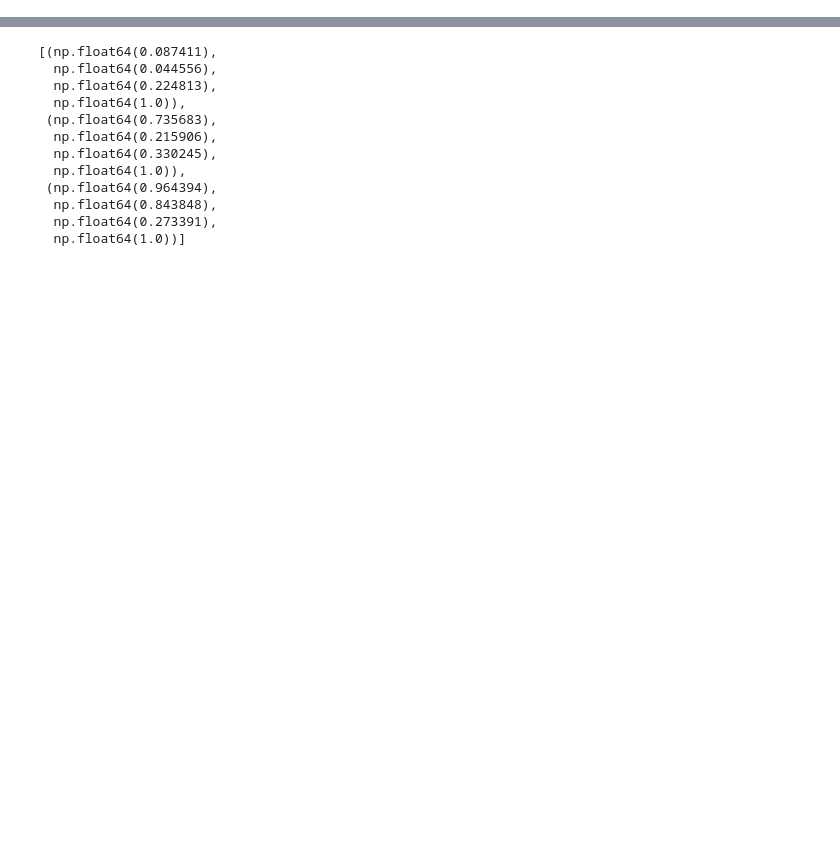
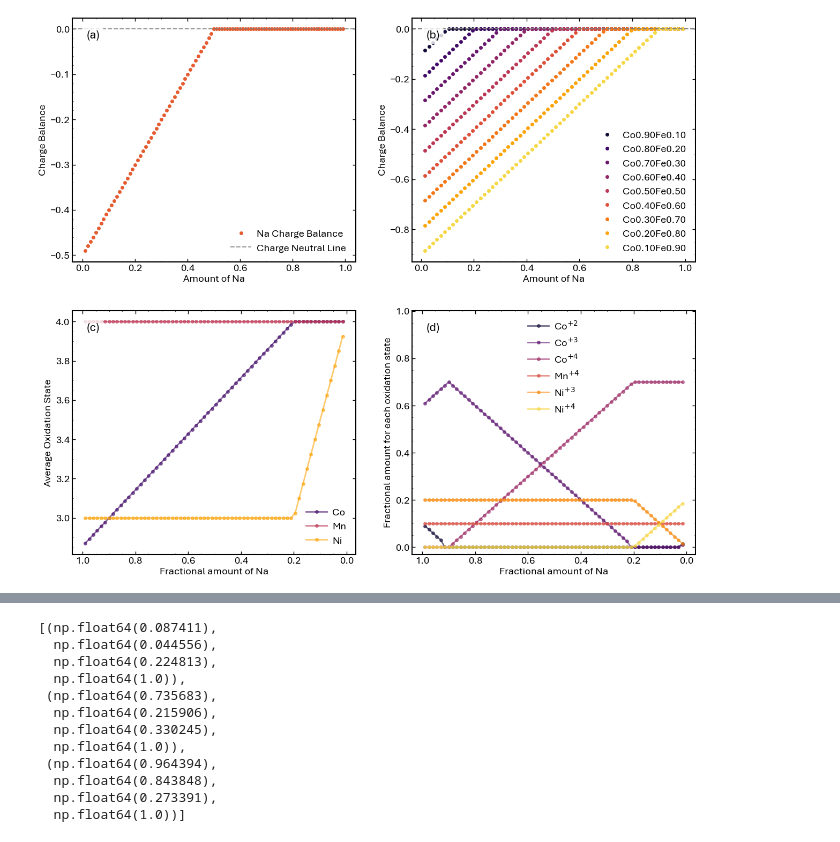
Before and after one commit to RedHorizonss/apprOXimate, a Jupyter notebook: plotting_notebooks/publication_plots.ipynb, the cells around one changed output, grey strips where cells are left out. Cells and saved outputs as stored; diff of their text form; code cells hidden in the pictures; blank space fills up the shorter version.

```diff
--- a/plotting_notebooks/publication_plots.ipynb
+++ b/plotting_notebooks/publication_plots.ipynb
@@ -89,0 +93,64 @@ plt.show()
+# %%
+# Create a figure with 2 panels side by side
+fig, axes = create_multi_panel_figure(
+    nrows=2,
+    ncols=2,
+    figsize=(15, 13),
+    hspace=0.2,   # smaller vertical spacing
+    wspace=0.2    # smaller horizontal spacing
+)
+
+# Panel (a) - Simple charge balance
+plot_charge_balance_simple_ax(
+    axes[0,0],
+    analyzer,
+    formula='NaCo0.5Fe0.5O2',
+    alkali_metal='Na',
+    interval=0.01,
+    max_range=2.0
+)
+add_panel_label(axes[0,0], '(a)', fontweight="normal")
+
+# Panel (b) - Substitution charge balance
+plot_charge_balance_substitution_ax(
+    axes[0,1],
+    analyzer,
+    base_formula="NaCoO2",
+    metal_A="Co",
+    metal_B="Fe",
+    fractions=np.linspace(0.1, 0.9, 9),
+    cmap_name="inferno"
+)
+add_panel_label(axes[0,1], '(b)', fontweight="normal")
+
+# Panel (c) - Average oxidation states
+plot_avg_oxidation_states_ax(
+    axes[1,0],
+    analyzer,
+    formula='NaCo0.7Ni0.2Mn0.1O2',
+    alkali_metal='Na',
+    interval=0.015,
+    max_range=2.0,
+    colormap='inferno',
+    cmap_range=(0.2, 0.8)
+)
+add_panel_label(axes[1,0], '(c)', fontweight="normal")
+
+# Panel (d) - Individual oxidation states
+plot_individual_oxidation_states_ax(
+    axes[1,1],
+    analyzer,
+    formula='NaCo0.7Ni0.2Mn0.1O2',
+    alkali_metal='Na',
+    interval=0.015,
+    max_range=1.0,
+    colormap='inferno',
+    cmap_range=(0.1, 0.9)
+)
+add_panel_label(axes[1,1], '(d)', fontweight="normal")
+
+# plt.tight_layout()
+plt.savefig('figure3_all.png', dpi=800)
+plt.show()
+# %% [output]
+[figure, added]
```
Also changed, not shown: parts of 9 cells of this notebook, 5 other files.
